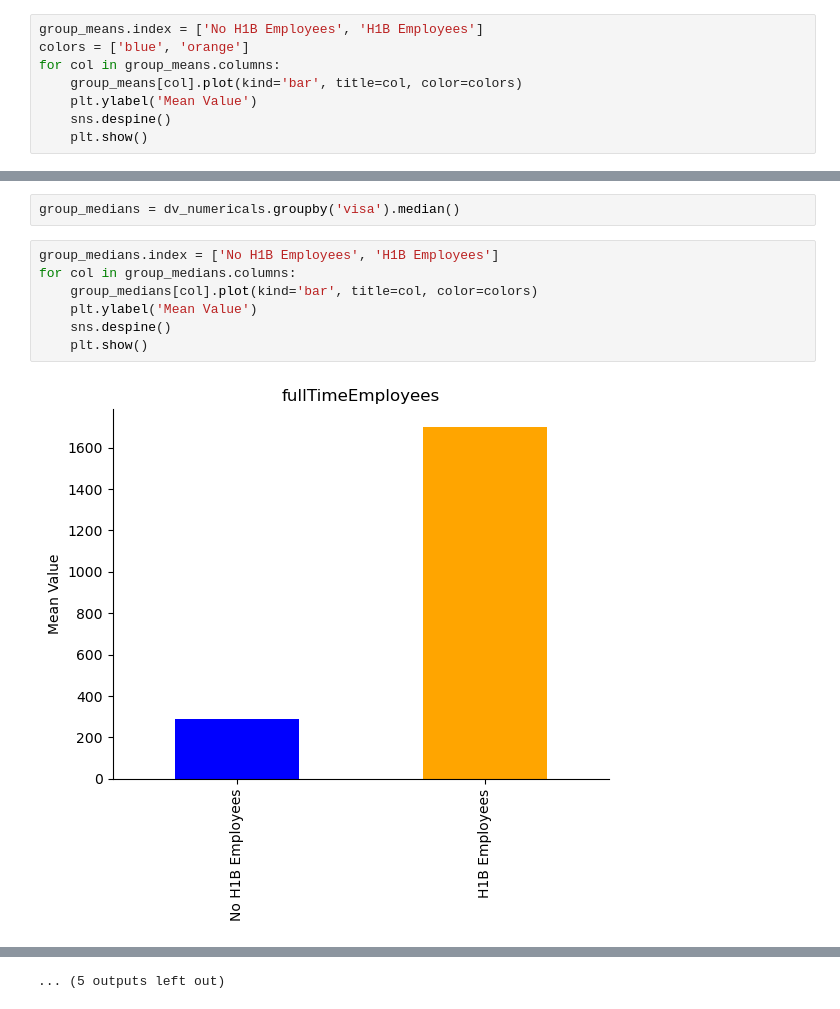
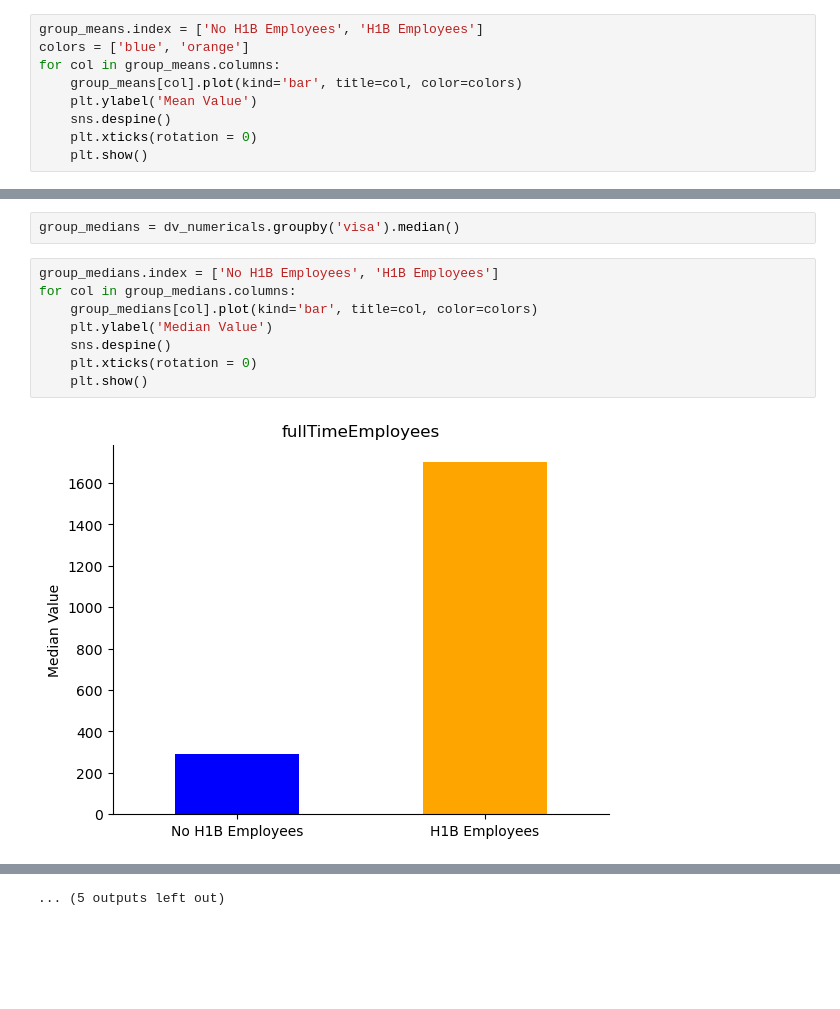
Before and after one commit to 608ohenry/econ570_project, a Jupyter notebook: main.ipynb, the cells around one changed output, grey strips where cells are left out. Drawn from its saved outputs; the diff is of its cells as text; blank space fills up the shorter version.

```diff
--- a/main.ipynb
+++ b/main.ipynb
@@ -646,5 +646,6 @@ for col in group_means.columns:
     group_means[col].plot(kind='bar', title=col, color=colors)
     plt.ylabel('Mean Value')
     sns.despine()
+    plt.xticks(rotation = 0)
     plt.show()
 # %% [output]
@@ -666,9 +667,10 @@ group_medians = dv_numericals.groupby('visa').median()
 # %%
 group_medians.index = ['No H1B Employees', 'H1B Employees']
 for col in group_medians.columns:
     group_medians[col].plot(kind='bar', title=col, color=colors)
-    plt.ylabel('Mean Value')
+    plt.ylabel('Median Value')
     sns.despine()
+    plt.xticks(rotation = 0)
     plt.show()
 # %% [output]
-[figure, old version]
+[figure, new version]
```
Also changed, not shown: parts of 3 cells of this notebook.
